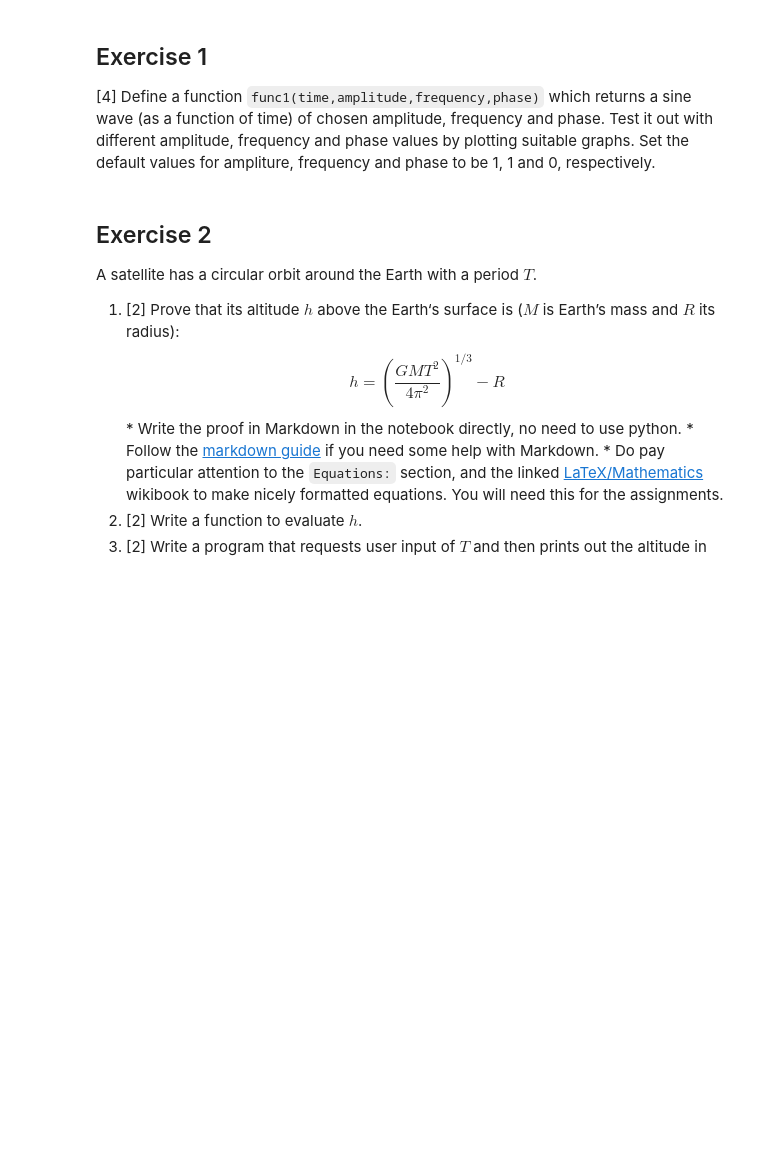
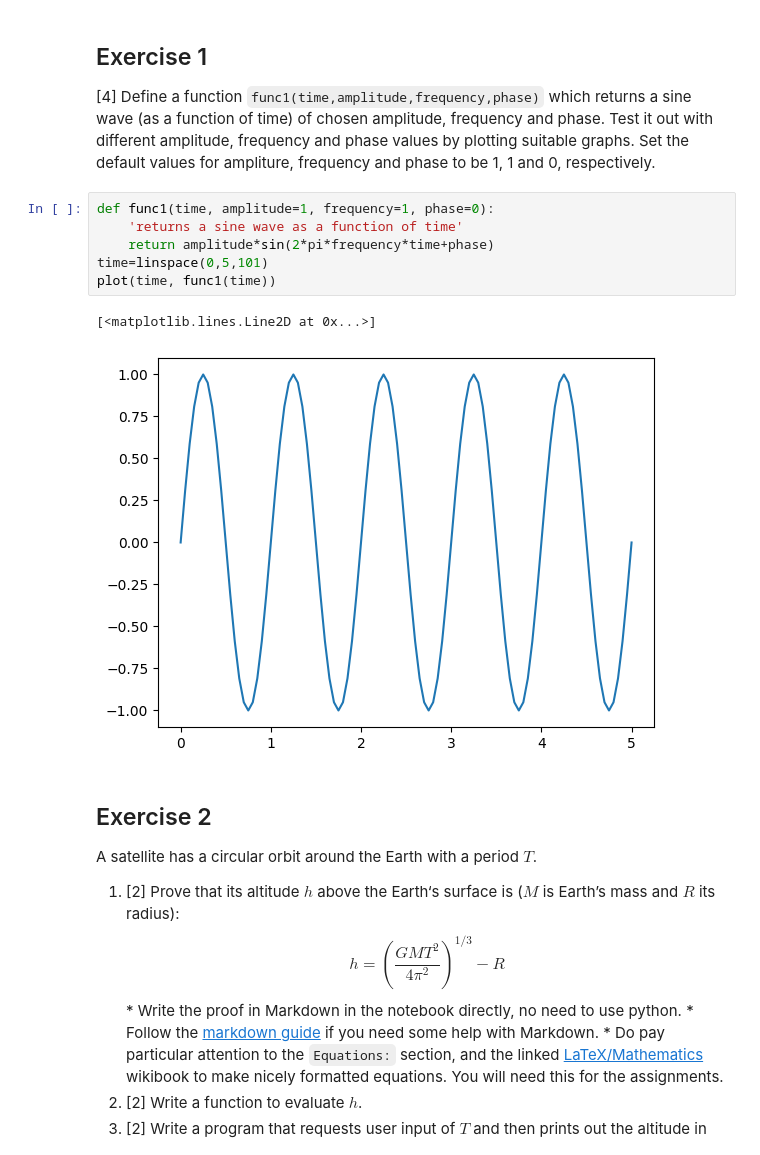
Before and after one commit to PX2145-2025/week-1-b-max-cook, a Jupyter notebook: Copy_of_Functions.ipynb, the cells around one changed output. Cells and saved outputs as stored; diff of their text form; blank space fills up the shorter version.

```diff
--- a/Copy_of_Functions.ipynb
+++ b/Copy_of_Functions.ipynb
@@ -298,6 +304,15 @@ ValueError: The truth value of an array with more than one element is ambiguous.
 ## Exercise 1
 
 [4] Define a function `func1(time,amplitude,frequency,phase)` which returns a sine wave (as a function of time) of chosen amplitude, frequency and phase. Test it out with different amplitude, frequency and phase values by plotting suitable graphs. Set the default values for ampliture, frequency and phase to be 1, 1 and 0, respectively.
+# %%
+def func1(time, amplitude=1, frequency=1, phase=0):
+    'returns a sine wave as a function of time'
+    return amplitude*sin(2*pi*frequency*time+phase)
+time=linspace(0,5,101)
+plot(time, func1(time))
+# %% [output]
+[<matplotlib.lines.Line2D at 0x...>]
+[figure, added]
 # %% [markdown]
 ## Exercise 2
 
```
Also changed, not shown: parts of 4 cells of this notebook.
